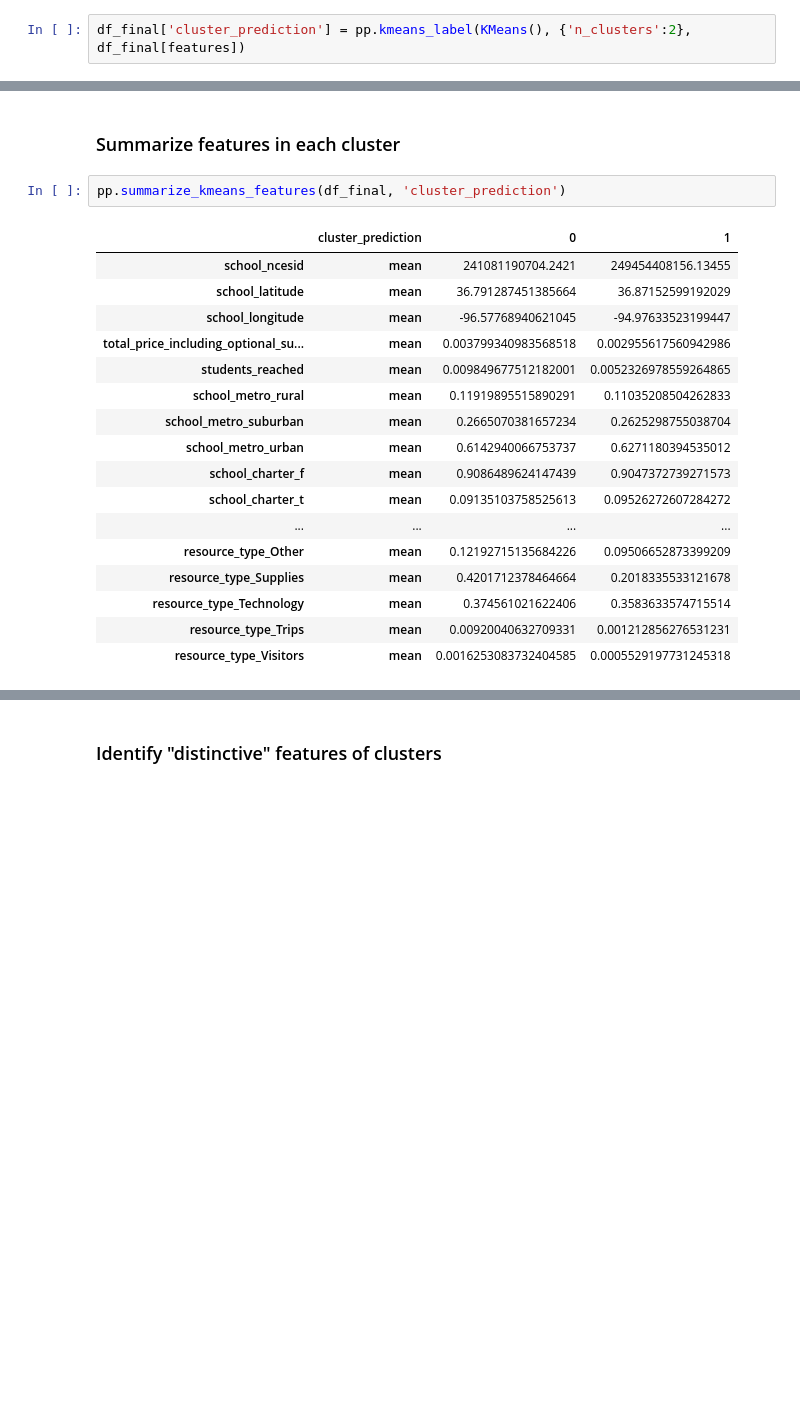
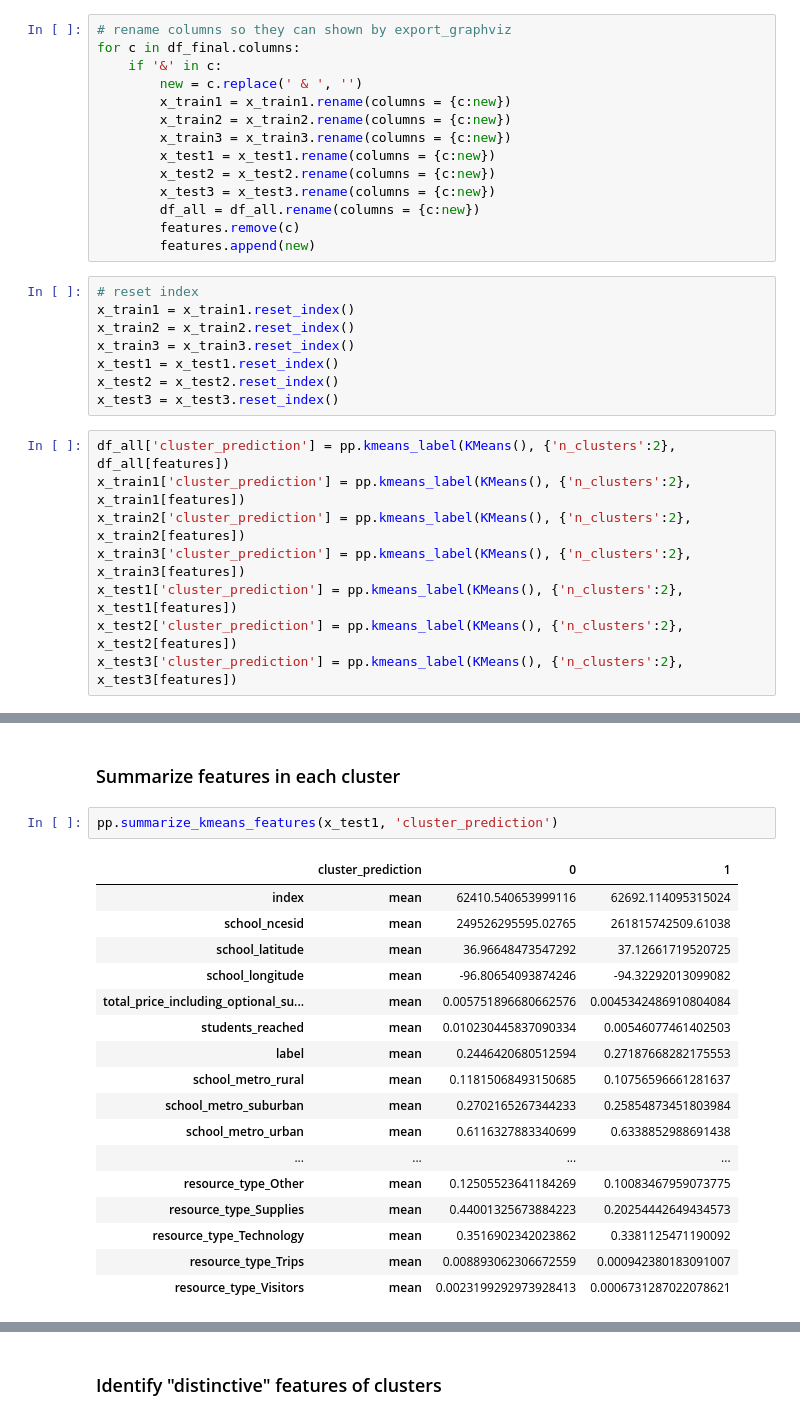
Before and after one commit to laurenjli/ml-pubpol, a Jupyter notebook: hw4/hw4_analysis.ipynb, the cells around one changed output, grey strips where cells are left out. Saved outputs shown, nothing was run; the diff lists cells and outputs as text; blank space fills up the shorter version.

```diff
--- a/hw4/hw4_analysis.ipynb
+++ b/hw4/hw4_analysis.ipynb
@@ -111,8 +150,36 @@ cat_feat = ['school_metro_rural',
  'resource_type_Visitors']
 num_feat = ['total_price_including_optional_support', 'students_reached']
 features = cat_feat + num_feat
-# %%
-df_final['cluster_prediction'] = pp.kmeans_label(KMeans(), {'n_clusters':2}, df_final[features])
+# %%
+# rename columns so they can shown by export_graphviz
+for c in df_final.columns:
+    if '&' in c:
+        new = c.replace(' & ', '')
+        x_train1 = x_train1.rename(columns = {c:new})
+        x_train2 = x_train2.rename(columns = {c:new})
+        x_train3 = x_train3.rename(columns = {c:new})
+        x_test1 = x_test1.rename(columns = {c:new})
+        x_test2 = x_test2.rename(columns = {c:new})
+        x_test3 = x_test3.rename(columns = {c:new})
+        df_all = df_all.rename(columns = {c:new})
+        features.remove(c)
+        features.append(new)
+# %%
+# reset index
+x_train1 = x_train1.reset_index()
+x_train2 = x_train2.reset_index()
+x_train3 = x_train3.reset_index()
+x_test1 = x_test1.reset_index()
+x_test2 = x_test2.reset_index()
+x_test3 = x_test3.reset_index()
+# %%
+df_all['cluster_prediction'] = pp.kmeans_label(KMeans(), {'n_clusters':2}, df_all[features])
+x_train1['cluster_prediction'] = pp.kmeans_label(KMeans(), {'n_clusters':2}, x_train1[features])
+x_train2['cluster_prediction'] = pp.kmeans_label(KMeans(), {'n_clusters':2}, x_train2[features])
+x_train3['cluster_prediction'] = pp.kmeans_label(KMeans(), {'n_clusters':2}, x_train3[features])
+x_test1['cluster_prediction'] = pp.kmeans_label(KMeans(), {'n_clusters':2}, x_test1[features])
+x_test2['cluster_prediction'] = pp.kmeans_label(KMeans(), {'n_clusters':2}, x_test2[features])
+x_test3['cluster_prediction'] = pp.kmeans_label(KMeans(), {'n_clusters':2}, x_test3[features])
 # %% [markdown]
 ## Summary statistics for each cluster
 # %% [markdown]
@@ -127,22 +234,22 @@ Name: cluster_prediction, dtype: int64
 # %% [markdown]
 ### Summarize features in each cluster
 # %%
-pp.summarize_kmeans_features(df_final, 'cluster_prediction')
+pp.summarize_kmeans_features(x_test1, 'cluster_prediction')
 # %% [output]
 |  | cluster_prediction | 0 | 1 |
-| school_ncesid | mean | 241081190704.2421 | 249454408156.13455 |
-| school_latitude | mean | 36.791287451385664 | 36.87152599192029 |
-| school_longitude | mean | -96.57768940621045 | -94.97633523199447 |
-| total_price_including_optional_su... | mean | 0.003799340983568518 | 0.002955617560942986 |
-| students_reached | mean | 0.009849677512182001 | 0.0052326978559264865 |
-| school_metro_rural | mean | 0.11919895515890291 | 0.11035208504262833 |
-| school_metro_suburban | mean | 0.2665070381657234 | 0.2625298755038704 |
-| school_metro_urban | mean | 0.6142940066753737 | 0.6271180394535012 |
-| school_charter_f | mean | 0.9086489624147439 | 0.9047372739271573 |
-| school_charter_t | mean | 0.09135103758525613 | 0.09526272607284272 |
+| index | mean | 62410.540653999116 | 62692.114095315024 |
+| school_ncesid | mean | 249526295595.02765 | 261815742509.61038 |
+| school_latitude | mean | 36.96648473547292 | 37.12661719520725 |
+| school_longitude | mean | -96.80654093874246 | -94.32292013099082 |
+| total_price_including_optional_su... | mean | 0.005751896680662576 | 0.0045342486910804084 |
+| students_reached | mean | 0.010230445837090334 | 0.00546077461402503 |
+| label | mean | 0.2446420680512594 | 0.27187668282175553 |
+| school_metro_rural | mean | 0.11815068493150685 | 0.10756596661281637 |
+| school_metro_suburban | mean | 0.2702165267344233 | 0.25854873451803984 |
+| school_metro_urban | mean | 0.6116327883340699 | 0.6338852988691438 |
 | ... | ... | ... | ... |
-| resource_type_Other | mean | 0.12192715135684226 | 0.09506652873399209 |
-| resource_type_Supplies | mean | 0.4201712378464664 | 0.2018335533121678 |
-| resource_type_Technology | mean | 0.374561021622406 | 0.3583633574715514 |
-| resource_type_Trips | mean | 0.00920040632709331 | 0.001212856276531231 |
-| resource_type_Visitors | mean | 0.0016253083732404585 | 0.0005529197731245318 |
+| resource_type_Other | mean | 0.12505523641184269 | 0.10083467959073775 |
+| resource_type_Supplies | mean | 0.44001325673884223 | 0.20254442649434573 |
+| resource_type_Technology | mean | 0.3516902342023862 | 0.3381125471190092 |
+| resource_type_Trips | mean | 0.008893062306672559 | 0.000942380183091007 |
+| resource_type_Visitors | mean | 0.0023199292973928413 | 0.0006731287022078621 |
```
Also changed, not shown: parts of 32 cells of this notebook, 8 other files.
